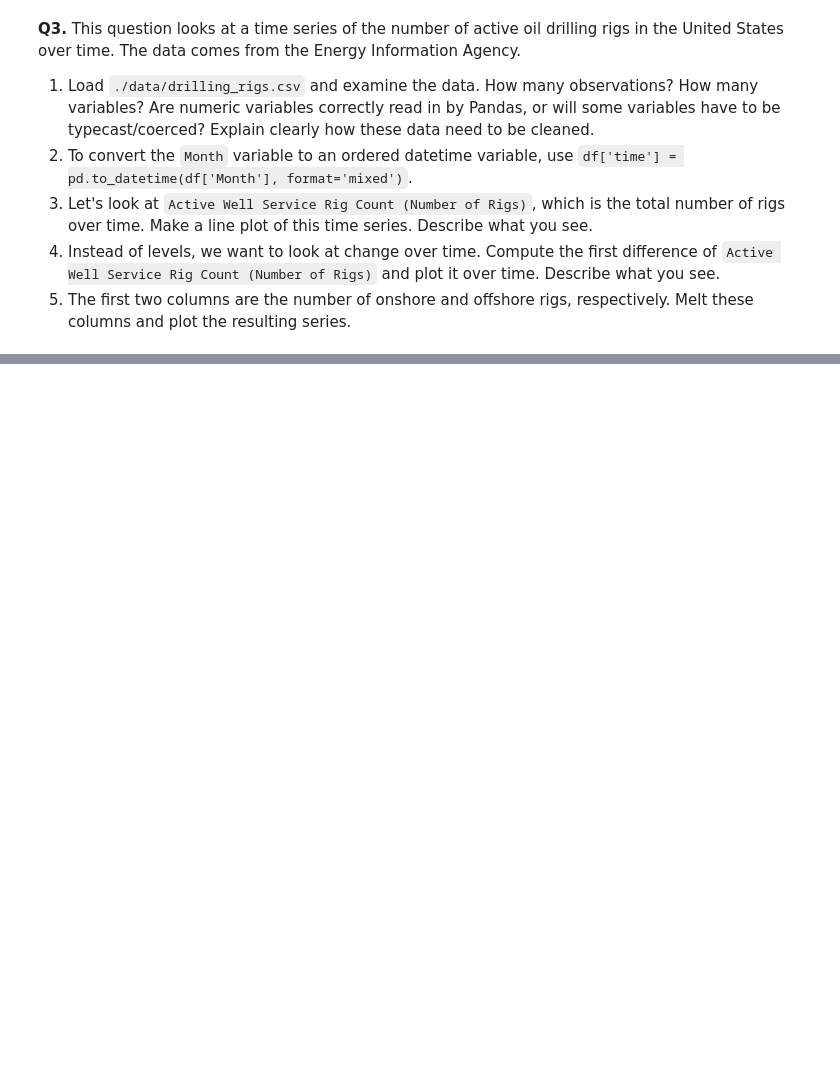
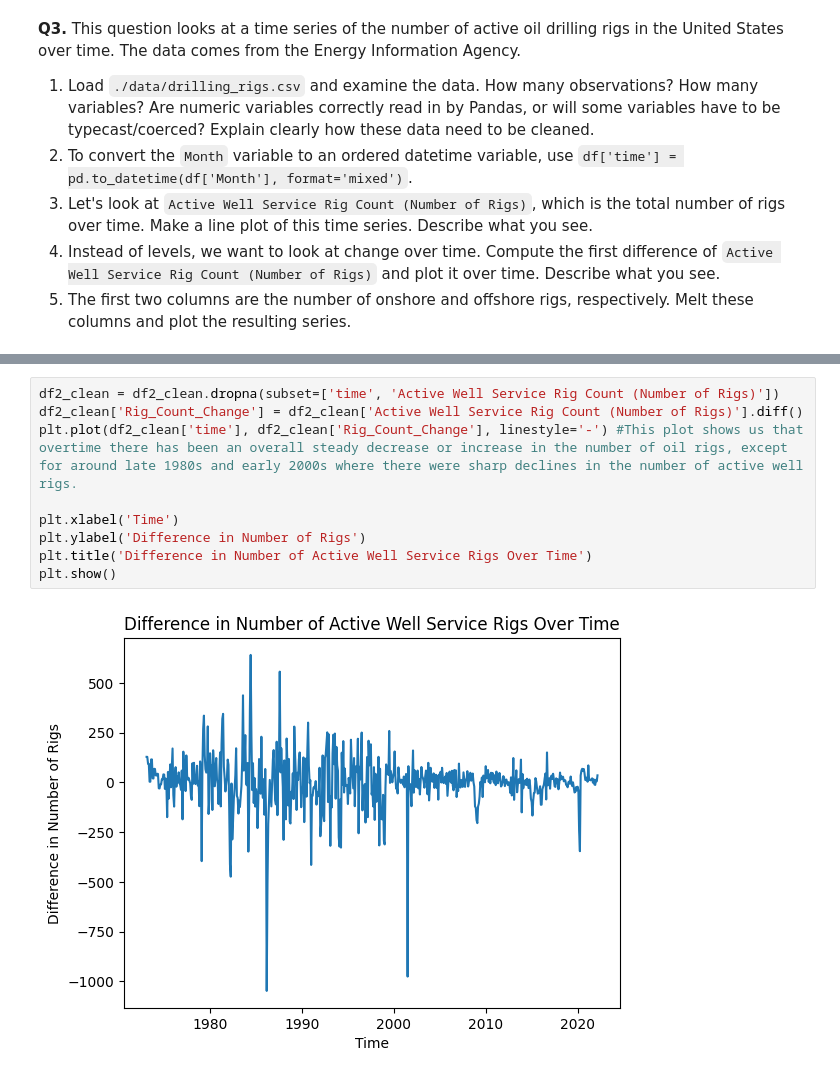
Before and after one commit to Harryshield14/eda_assignment, a Jupyter notebook: assignment.ipynb, the cells around one changed output, grey strips where cells are left out. Drawn from its saved outputs; the diff is of its cells as text; blank space fills up the shorter version.

```diff
--- a/assignment.ipynb
+++ b/assignment.ipynb
@@ -180,0 +202,11 @@ df_clean.groupby(['Room Type', 'Property Type'])['Price'].describe() #On average
+# %%
+df2_clean = df2_clean.dropna(subset=['time', 'Active Well Service Rig Count (Number of Rigs)'])
+df2_clean['Rig_Count_Change'] = df2_clean['Active Well Service Rig Count (Number of Rigs)'].diff()
+plt.plot(df2_clean['time'], df2_clean['Rig_Count_Change'], linestyle='-') #This plot shows us that overtime there has been an overall steady decrease or increase in the number of oil rigs, except for around late 1980s and early 2000s where there were sharp declines in the number of active well rigs.
+
+plt.xlabel('Time')
+plt.ylabel('Difference in Number of Rigs')
+plt.title('Difference in Number of Active Well Service Rigs Over Time')
+plt.show()
+# %% [output]
+[figure, added]
```
Also changed, not shown: parts of 2 cells of this notebook.
